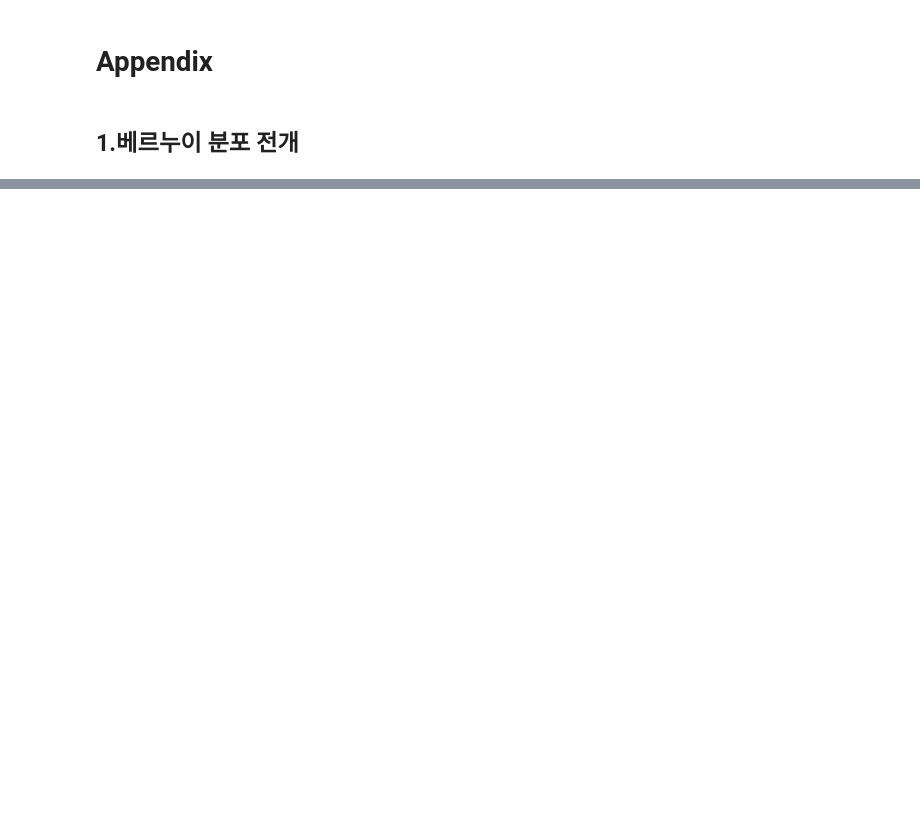
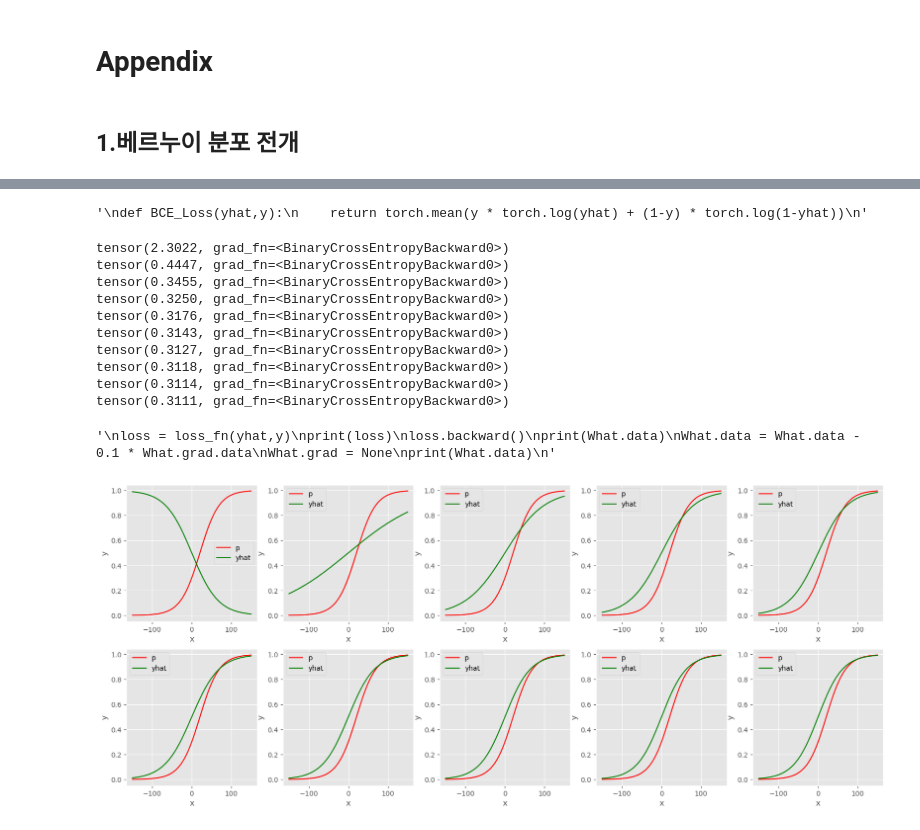
Before and after one commit to hoyeon1234/sin-hoyeon, a Jupyter notebook: posts/deep learning/Deep learning theory/(2) Logistic Regression/Logistic Regression.ipynb, the cells around one changed output, grey strips where cells are left out. Saved outputs shown, nothing was run; the diff lists cells and outputs as text; code cells hidden in the pictures; blank space fills up the shorter version.

```diff
--- a/posts/deep learning/Deep learning theory/(2) Logistic Regression/Logistic Regression.ipynb
+++ b/posts/deep learning/Deep learning theory/(2) Logistic Regression/Logistic Regression.ipynb
@@ -174,0 +316,61 @@ NLL &= -\overset{n}{\underset{i=1}{\LARGE{\Sigma}}}y_iWX_i + \overset{n}{\unders
+# %%
+loss_fn = torch.nn.BCELoss()
+"""
+def BCE_Loss(yhat,y):
+    return torch.mean(y * torch.log(yhat) + (1-y) * torch.log(1-yhat))
+"""
+# %% [output]
+'\ndef BCE_Loss(yhat,y):\n    return torch.mean(y * torch.log(yhat) + (1-y) * torch.log(1-yhat))\n'
+# %%
+#torch에서 제공하는 sigmoid가 아니고 내가 만든 sigmoid 쓰면 오류 발생 .... => 0과 1사이의 범위에만 있어야 하는데 ... 넘는다고 오류발생 ㅜ_ㅜ
+#BCE Loss도 torch에서 제공하는거 아니면 오류발생 ㅜ_ㅜ => nan값 뜸 ... ㅜ.ㅜ
+plt.subplots(2,5,figsize=(20,8))
+i=1
+
+for epoch in range(200):
+    #1 yhat
+    yhat = sig(X@What)
+    #2 loss
+    loss = loss_fn(yhat,y)
+    if epoch % 20 == 0:
+        try:
+            print(loss)
+            plt.subplot(2,5,i)
+            #plt.plot(X[:,1].data,y,"bo",alpha=0.3)
+            plt.plot(X[:,1].data,p_i,"r")
+            plt.plot(X[:,1].data,yhat.data,"g")
+            plt.xlim
+            plt.xlabel("x")
+            plt.ylabel("y")
+            #plt.title("realizations $y_1,\dots,y_{60}$ from $Bern(p_1),\dots,Bern(p_{60})$")
+            plt.legend(["p","yhat"])
+            i+=1
+        except:
+            pass
+    #3 derivative
+    loss.backward()
+    #4 update & clean
+    What.data = What.data - 0.00005 * What.grad
+    What.grad = None
+"""
+loss = loss_fn(yhat,y)
+print(loss)
+loss.backward()
+print(What.data)
+What.data = What.data - 0.1 * What.grad.data
+What.grad = None
+print(What.data)
+"""
+# %% [output]
+tensor(2.3022, grad_fn=<BinaryCrossEntropyBackward0>)
+tensor(0.4447, grad_fn=<BinaryCrossEntropyBackward0>)
+tensor(0.3455, grad_fn=<BinaryCrossEntropyBackward0>)
+tensor(0.3250, grad_fn=<BinaryCrossEntropyBackward0>)
+tensor(0.3176, grad_fn=<BinaryCrossEntropyBackward0>)
+tensor(0.3143, grad_fn=<BinaryCrossEntropyBackward0>)
+tensor(0.3127, grad_fn=<BinaryCrossEntropyBackward0>)
+tensor(0.3118, grad_fn=<BinaryCrossEntropyBackward0>)
+tensor(0.3114, grad_fn=<BinaryCrossEntropyBackward0>)
+tensor(0.3111, grad_fn=<BinaryCrossEntropyBackward0>)
+'\nloss = loss_fn(yhat,y)\nprint(loss)\nloss.backward()\nprint(What.data)\nWhat.data = What.data - 0.1 * What.grad.data\nWhat.grad = None\nprint(What.data)\n'
+[figure, added]
```
Also changed, not shown: parts of 22 cells of this notebook, 12 other files.
